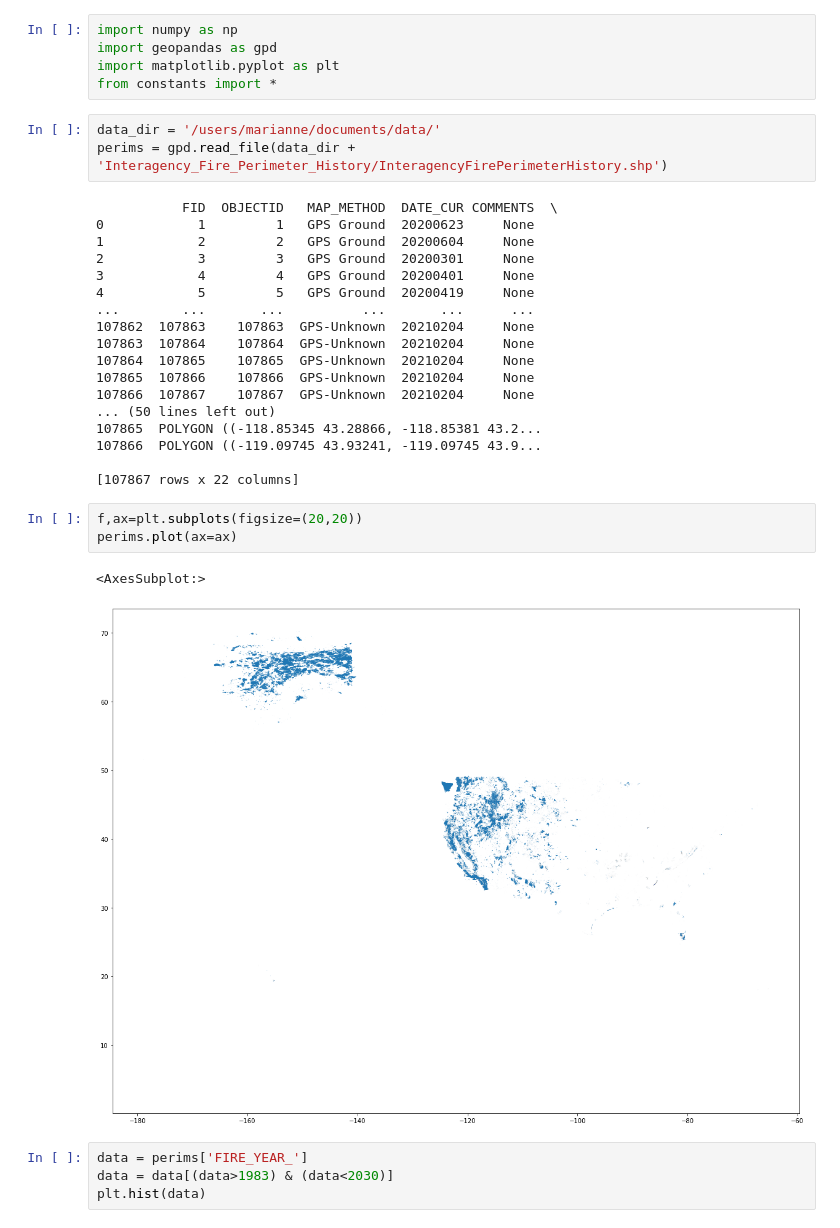
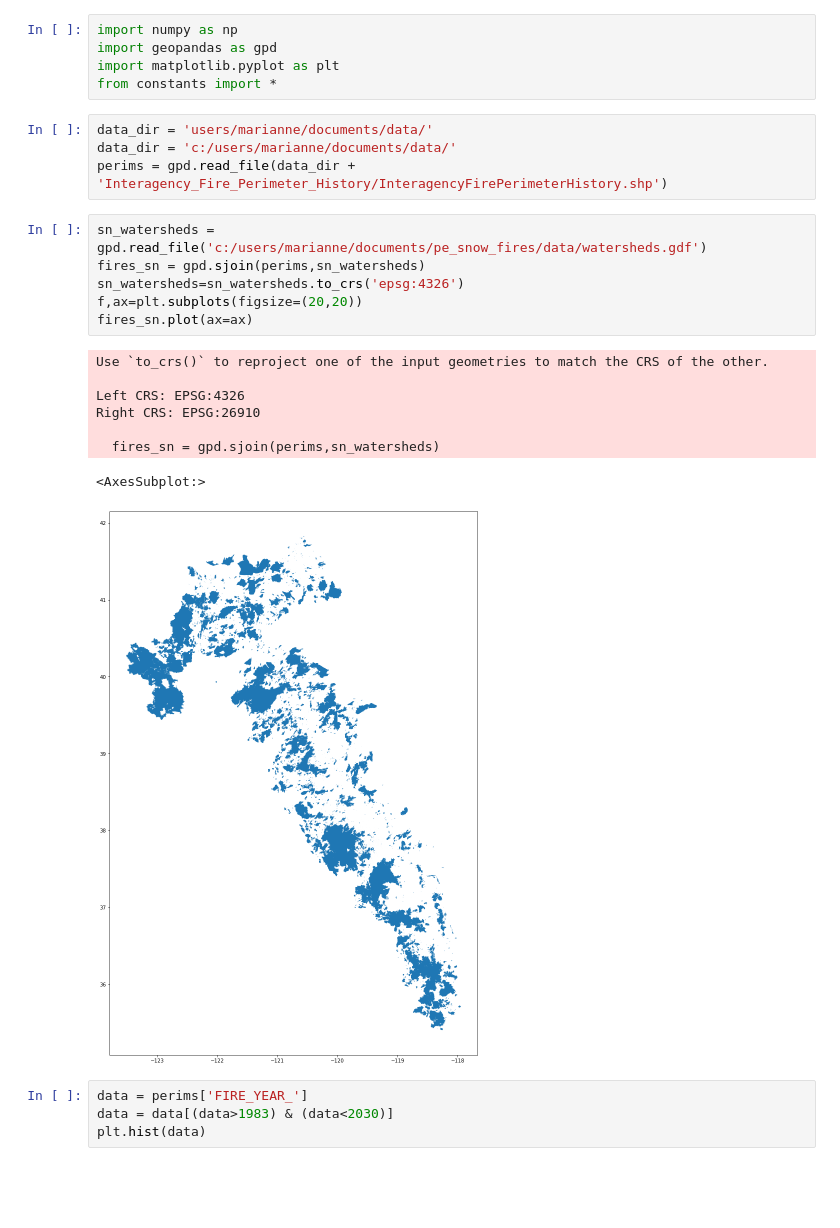
Before and after one commit to mariannecowherd/mosaic, a Jupyter notebook: mosaic.ipynb, the cells around one changed output. Saved outputs shown, nothing was run; the diff lists cells and outputs as text; blank space fills up the shorter version.

```diff
--- a/mosaic.ipynb
+++ b/mosaic.ipynb
@@ -4,32 +4,24 @@ import geopandas as gpd
 import matplotlib.pyplot as plt
 from constants import *
 # %%
-data_dir = '/users/marianne/documents/data/'
+data_dir = 'users/marianne/documents/data/'
+data_dir = 'c:/users/marianne/documents/data/'
 perims = gpd.read_file(data_dir + 'Interagency_Fire_Perimeter_History/InteragencyFirePerimeterHistory.shp')
-# %% [output]
-           FID  OBJECTID   MAP_METHOD  DATE_CUR COMMENTS  \
-0            1         1   GPS Ground  20200623     None
-1            2         2   GPS Ground  20200604     None
-2            3         3   GPS Ground  20200301     None
-3            4         4   GPS Ground  20200401     None
-4            5         5   GPS Ground  20200419     None
-...        ...       ...          ...       ...      ...
-107862  107863    107863  GPS-Unknown  20210204     None
-107863  107864    107864  GPS-Unknown  20210204     None
-107864  107865    107865  GPS-Unknown  20210204     None
-107865  107866    107866  GPS-Unknown  20210204     None
-107866  107867    107867  GPS-Unknown  20210204     None
-... (50 lines left out)
-107865  POLYGON ((-118.85345 43.28866, -118.85381 43.2...
-107866  POLYGON ((-119.09745 43.93241, -119.09745 43.9...
-
-[107867 rows x 22 columns]
-# %%
-f,ax=plt.subplots(figsize=(20,20))
-perims.plot(ax=ax)
-# %% [output]
-<AxesSubplot:>
-[figure, removed]
+# %%
+sn_watersheds = gpd.read_file('c:/users/marianne/documents/pe_snow_fires/data/watersheds.gdf')
+fires_sn = gpd.sjoin(perims,sn_watersheds)
+sn_watersheds=sn_watersheds.to_crs('epsg:4326')
+f,ax=plt.subplots(figsize=(20,20))
+fires_sn.plot(ax=ax)
+# %% [output]
+Use `to_crs()` to reproject one of the input geometries to match the CRS of the other.
+
+Left CRS: EPSG:4326
+Right CRS: EPSG:26910
+
+  fires_sn = gpd.sjoin(perims,sn_watersheds)
+<AxesSubplot:>
+[figure, added]
 # %%
 data = perims['FIRE_YEAR_']
 data = data[(data>1983) & (data<2030)]
```
